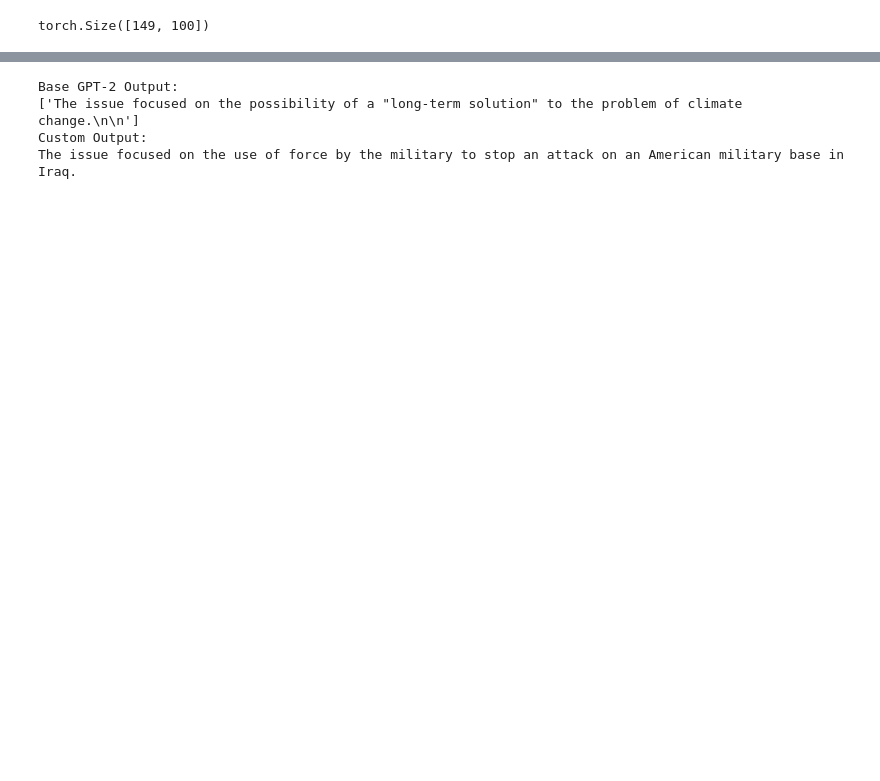
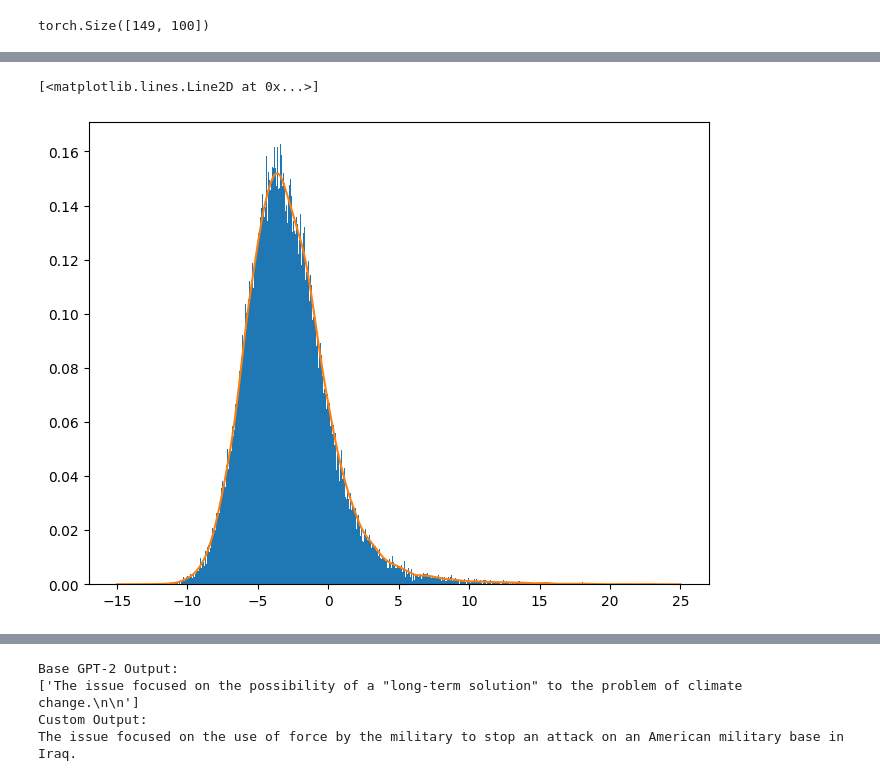
Before and after one commit to ani11452/Steering-Natural-Langauge-Generation, a Jupyter notebook: statisticalSampleMetric.ipynb, the cells around one changed output, grey strips where cells are left out. Cells and saved outputs as stored; diff of their text form; code cells hidden in the pictures; blank space fills up the shorter version.

```diff
--- a/statisticalSampleMetric.ipynb
+++ b/statisticalSampleMetric.ipynb
@@ -79 +88,10 @@ plt.show()
+# %%
+kde = stats.gaussian_kde(dot_samples[0].tolist())
+xx = np.linspace(-15, 25, 5000)
+fig, ax = plt.subplots(figsize=(8,6))
+ax.hist(dot_samples[0].tolist(), density=True, bins=500)
+ax.plot(xx, kde(xx))
+# %% [output]
+[<matplotlib.lines.Line2D at 0x...>]
+[figure, added]
 # %%
```
Also changed, not shown: parts of 9 cells of this notebook.
